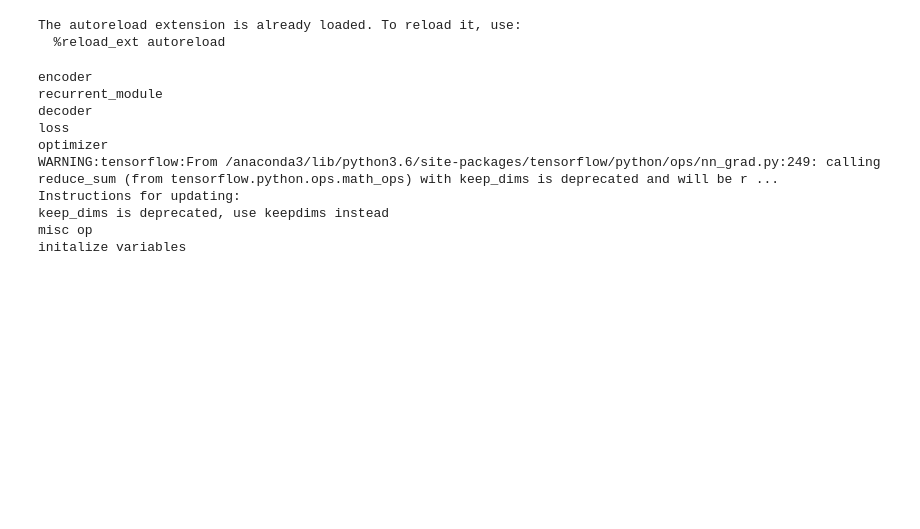
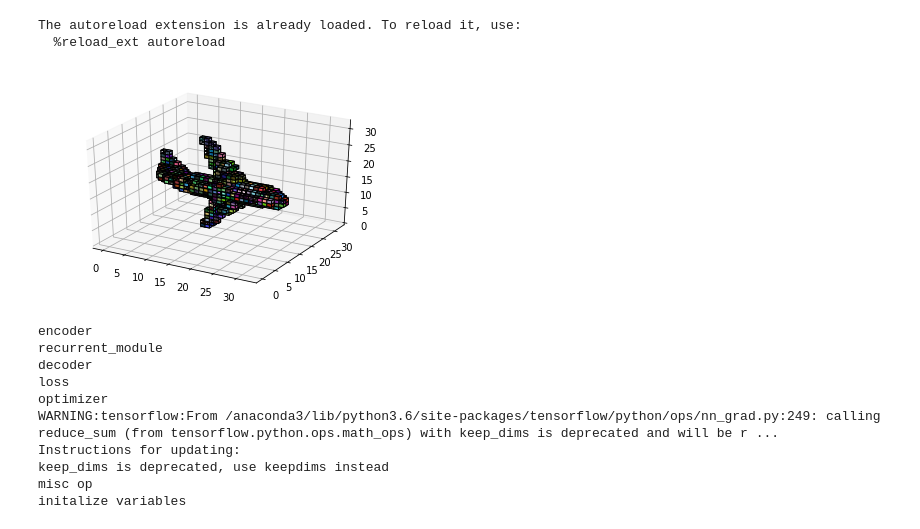
Before and after one commit to micmelesse/3D-reconstruction-with-Neural-Networks, a Jupyter notebook: experiments.ipynb, the cells around one changed output. Saved outputs shown, nothing was run; the diff lists cells and outputs as text; code cells hidden in the pictures; blank space fills up the shorter version.

```diff
--- a/experiments.ipynb
+++ b/experiments.ipynb
@@ -34,6 +34,12 @@ X_train, y_train, X_val, y_val, X_test, y_test = dataset.train_val_test_split(
 
 np.save('X_test',X_test)
 np.save('y_test',y_test)
+# %%
+y=np.load(y_train[1])
+colors=np.random.rand(32,32,32,4)
+im=utils.vis_voxel(y,colors)
+# %% [output]
+[figure, added]
 # %%
 net = network.Network()
 X_test=np.load('X_test.npy')
```
Also changed, not shown: parts of 5 cells of this notebook, 3 other files.
